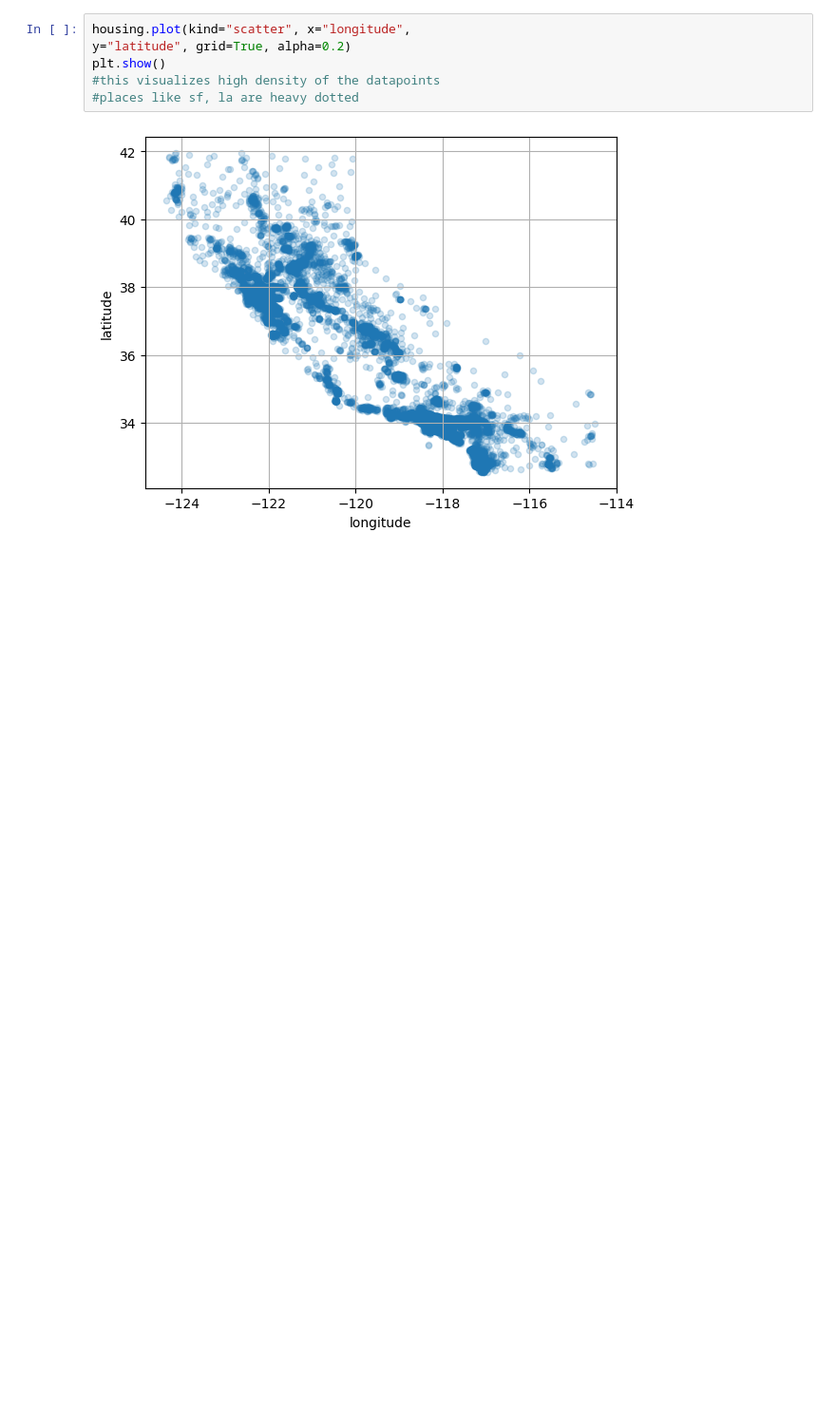
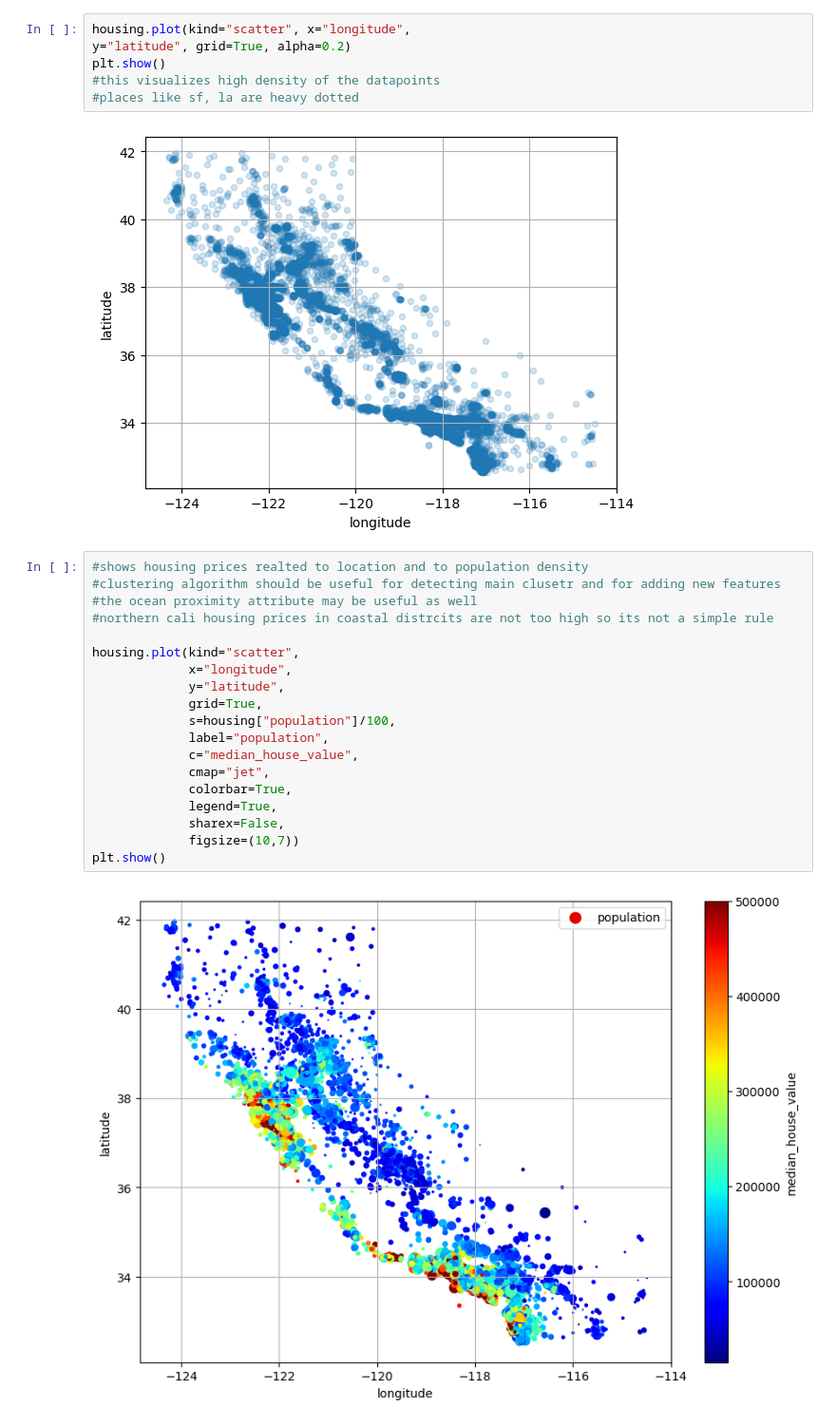
Before and after one commit to awesomesocks123/machinelearning, a Jupyter notebook: chapter2.ipynb, the cells around one changed output. Shown at 95% size. Saved outputs shown, nothing was run; the diff lists cells and outputs as text; blank space fills up the shorter version.

```diff
--- a/chapter2.ipynb
+++ b/chapter2.ipynb
@@ -271,3 +271,24 @@ plt.show()
 #places like sf, la are heavy dotted
 # %% [output]
 [figure]
+# %%
+#shows housing prices realted to location and to population density
+#clustering algorithm should be useful for detecting main clusetr and for adding new features
+#the ocean proximity attribute may be useful as well
+#northern cali housing prices in coastal distrcits are not too high so its not a simple rule
+
+housing.plot(kind="scatter",
+             x="longitude",
+             y="latitude",
+             grid=True,
+             s=housing["population"]/100,
+             label="population",
+             c="median_house_value",
+             cmap="jet",
+             colorbar=True,
+             legend=True,
+             sharex=False,
+             figsize=(10,7))
+plt.show()
+# %% [output]
+[figure, added]
```
Also changed, not shown: parts of 5 cells of this notebook.
